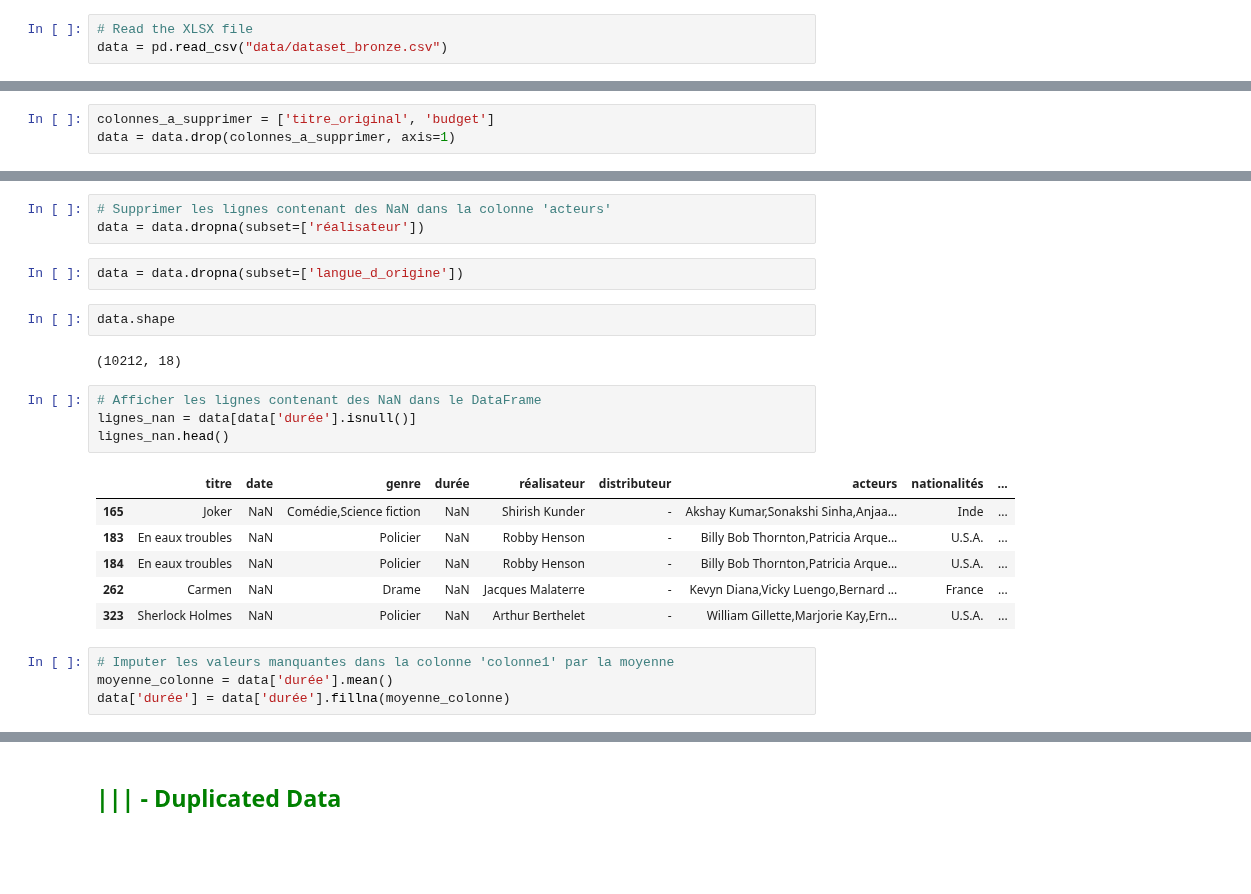
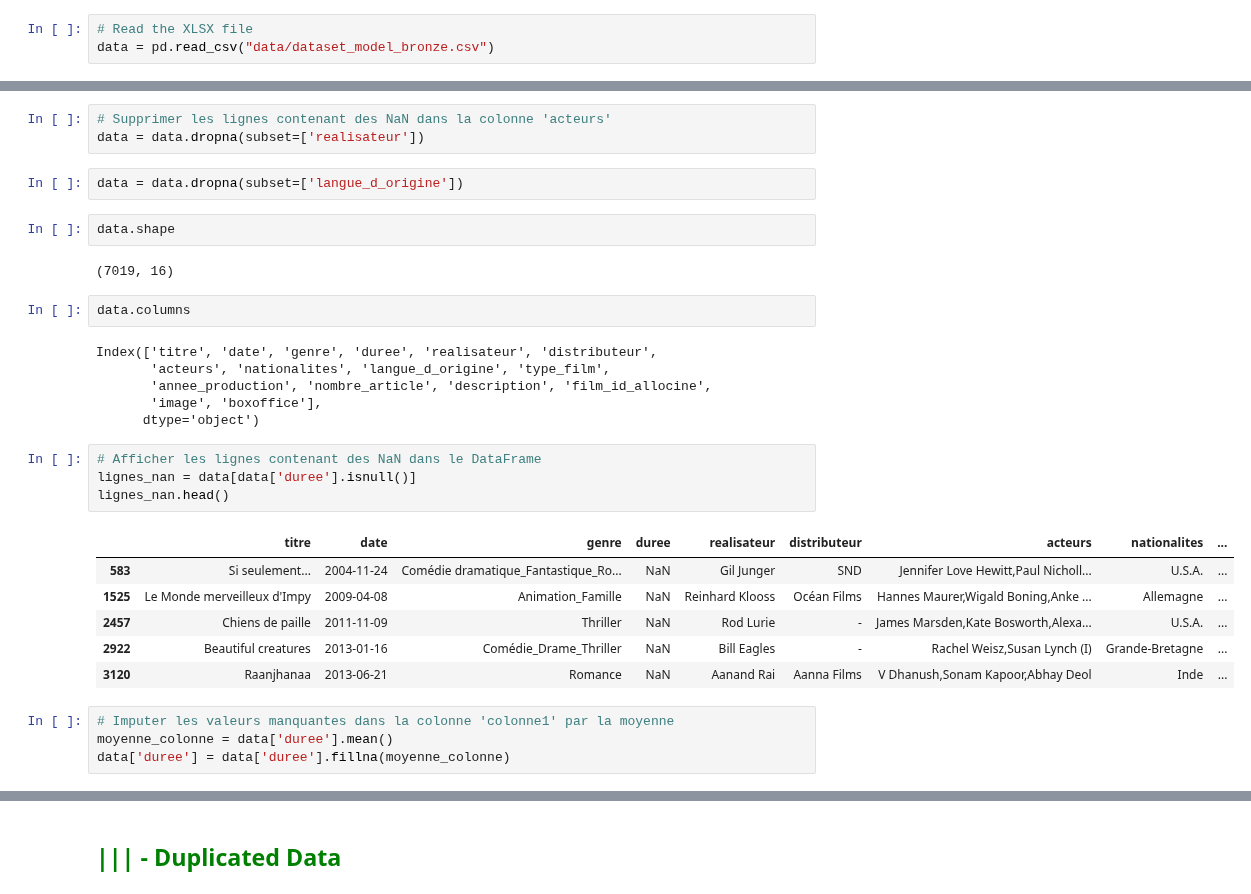
Before and after one commit to RolaMmss/prevoir_la_popularite_d_un_film, a Jupyter notebook: machine_learning/nettoyage_data.ipynb, the cells around one changed output, grey strips where cells are left out. Drawn from its saved outputs; the diff is of its cells as text; blank space fills up the shorter version.

```diff
--- a/machine_learning/nettoyage_data.ipynb
+++ b/machine_learning/nettoyage_data.ipynb
@@ -10,7 +10,7 @@ import re
 import numpy as np
 # %%
 # Read the XLSX file
-data = pd.read_csv("data/dataset_bronze.csv")
+data = pd.read_csv("data/dataset_model_bronze.csv")
 # %%
 data.head()
 # %% [output]
@@ -81,7 +76,4 @@ boxoffice              0
 dtype: int64
-# %%
-colonnes_a_supprimer = ['titre_original', 'budget']
-data = data.drop(colonnes_a_supprimer, axis=1)
 # %%
 # Afficher les lignes contenant des NaN dans le DataFrame
 lignes_nan = data[data['acteurs'].isnull()]
@@ -98,28 +90,36 @@ lignes_nan.head()
 data = data.dropna(subset=['acteurs'])
 # %%
 # Supprimer les lignes contenant des NaN dans la colonne 'acteurs'
-data = data.dropna(subset=['réalisateur'])
+data = data.dropna(subset=['realisateur'])
 # %%
 data = data.dropna(subset=['langue_d_origine'])
 # %%
 data.shape
 # %% [output]
-(10212, 18)
+(7019, 16)
+# %%
+data.columns
+# %% [output]
+Index(['titre', 'date', 'genre', 'duree', 'realisateur', 'distributeur',
+       'acteurs', 'nationalites', 'langue_d_origine', 'type_film',
+       'annee_production', 'nombre_article', 'description', 'film_id_allocine',
+       'image', 'boxoffice'],
+      dtype='object')
 # %%
 # Afficher les lignes contenant des NaN dans le DataFrame
-lignes_nan = data[data['durée'].isnull()]
+lignes_nan = data[data['duree'].isnull()]
 lignes_nan.head()
 # %% [output]
-|  | titre | date | genre | durée | réalisateur | distributeur | acteurs | nationalités | ... |
-| 165 | Joker | NaN | Comédie,Science fiction | NaN | Shirish Kunder | - | Akshay Kumar,Sonakshi Sinha,Anjaa... | Inde | ... |
-| 183 | En eaux troubles | NaN | Policier | NaN | Robby Henson | - | Billy Bob Thornton,Patricia Arque... | U.S.A. | ... |
-| 184 | En eaux troubles | NaN | Policier | NaN | Robby Henson | - | Billy Bob Thornton,Patricia Arque... | U.S.A. | ... |
-| 262 | Carmen | NaN | Drame | NaN | Jacques Malaterre | - | Kevyn Diana,Vicky Luengo,Bernard ... | France | ... |
-| 323 | Sherlock Holmes | NaN | Policier | NaN | Arthur Berthelet | - | William Gillette,Marjorie Kay,Ern... | U.S.A. | ... |
+|  | titre | date | genre | duree | realisateur | distributeur | acteurs | nationalites | ... |
+| 583 | Si seulement... | 2004-11-24 | Comédie dramatique_Fantastique_Ro... | NaN | Gil Junger | SND | Jennifer Love Hewitt,Paul Nicholl... | U.S.A. | ... |
+| 1525 | Le Monde merveilleux d'Impy | 2009-04-08 | Animation_Famille | NaN | Reinhard Klooss | Océan Films | Hannes Maurer,Wigald Boning,Anke ... | Allemagne | ... |
+| 2457 | Chiens de paille | 2011-11-09 | Thriller | NaN | Rod Lurie | - | James Marsden,Kate Bosworth,Alexa... | U.S.A. | ... |
+| 2922 | Beautiful creatures | 2013-01-16 | Comédie_Drame_Thriller | NaN | Bill Eagles | - | Rachel Weisz,Susan Lynch (I) | Grande-Bretagne | ... |
+| 3120 | Raanjhanaa | 2013-06-21 | Romance | NaN | Aanand Rai | Aanna Films | V Dhanush,Sonam Kapoor,Abhay Deol | Inde | ... |
 # %%
 # Imputer les valeurs manquantes dans la colonne 'colonne1' par la moyenne
-moyenne_colonne = data['durée'].mean()
-data['durée'] = data['durée'].fillna(moyenne_colonne)
+moyenne_colonne = data['duree'].mean()
+data['duree'] = data['duree'].fillna(moyenne_colonne)
 # %%
 data.isnull().sum()
 # %% [output]
```
Also changed, not shown: parts of 44 cells of this notebook, 8 other files.
